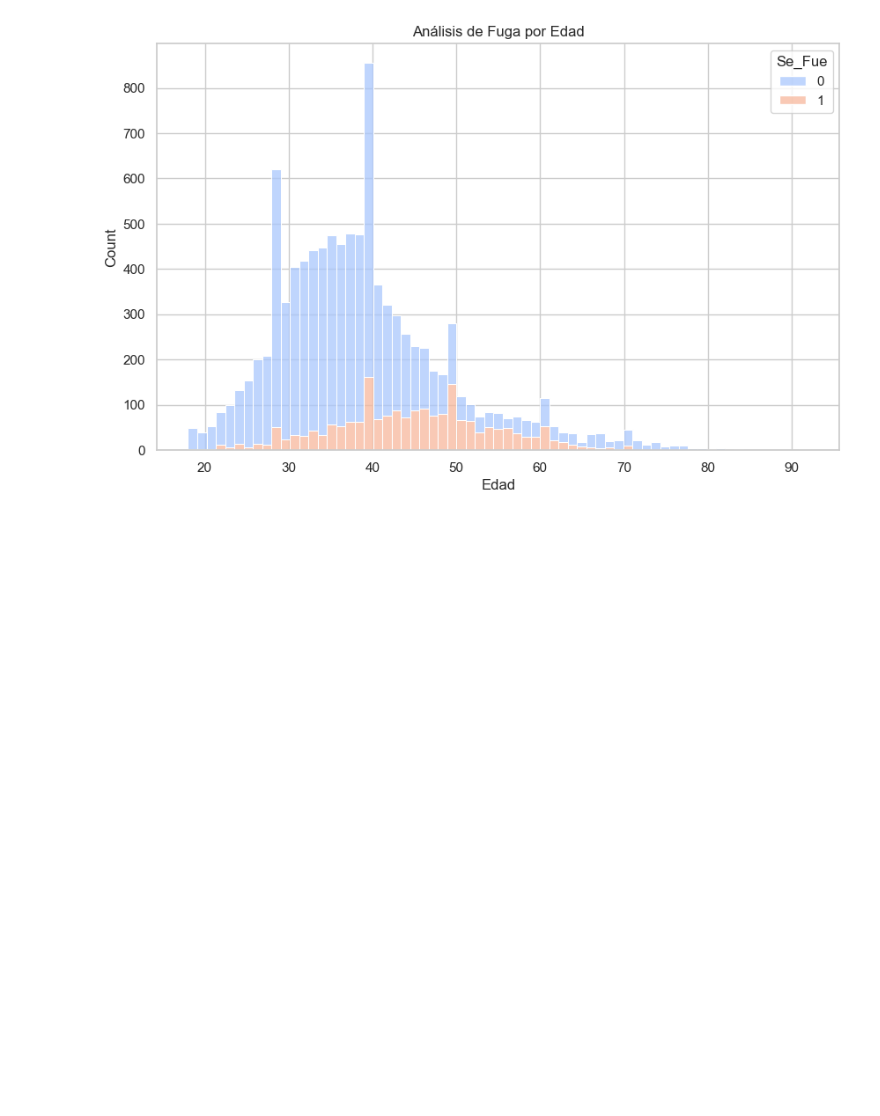
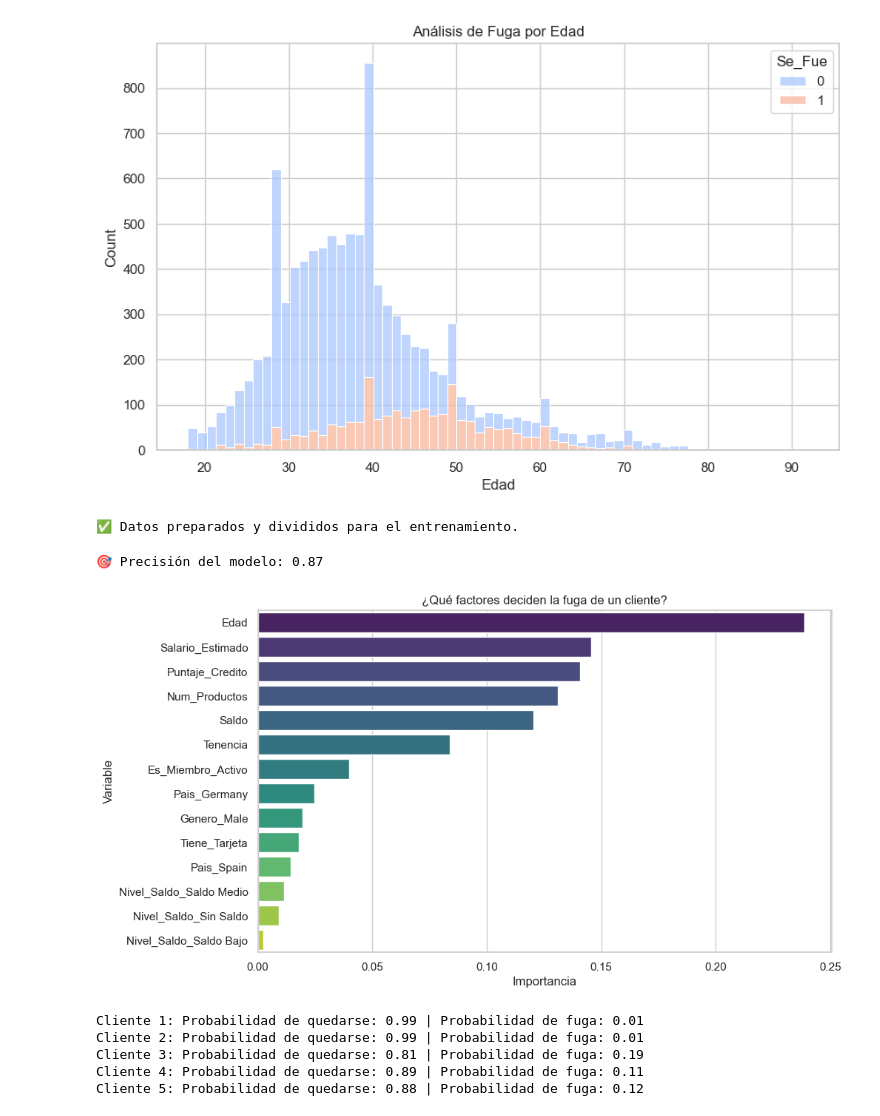
Before and after one commit to maidanaignacio/Proyecto-Data-Banca, a Jupyter notebook: proyecto_banca1.ipynb, the cells around one changed output. Cells and saved outputs as stored; diff of their text form; code cells hidden in the pictures; blank space fills up the shorter version.

```diff
--- a/proyecto_banca1.ipynb
+++ b/proyecto_banca1.ipynb
@@ -130,3 +130,68 @@ plt.title('Análisis de Fuga por Edad')
 plt.show()
 # %% [output]
 [figure]
+# %%
+# 1. Convertir categorías a números (One-Hot Encoding)
+# Esto crea columnas nuevas por cada país y género
+df_ml = pd.get_dummies(df_limpio, columns=['Pais', 'Genero', 'Nivel_Saldo'], drop_first=True)
+
+# 2. Separar los datos:
+# 'X' son las características (edad, saldo, etc.)
+# 'y' es lo que queremos predecir (Se_Fue: 0 o 1)
+X = df_ml.drop('Se_Fue', axis=1)
+y = df_ml['Se_Fue']
+
+from sklearn.model_selection import train_test_split
+
+# 3. Dividir en "datos para estudiar" y "datos para examen"
+# Entrenamos con el 80% y probamos con el 20%
+X_train, X_test, y_train, y_test = train_test_split(X, y, test_size=0.2, random_state=42)
+
+print("✅ Datos preparados y divididos para el entrenamiento.")
+# %% [output]
+✅ Datos preparados y divididos para el entrenamiento.
+# %%
+from sklearn.ensemble import RandomForestClassifier
+from sklearn.metrics import accuracy_score, confusion_matrix
+
+# Crear el modelo (el "constructor" del bosque)
+modelo_banca = RandomForestClassifier(n_estimators=100, random_state=42)
+
+# Entrenar (aquí el modelo "aprende" los patrones de los datos)
+modelo_banca.fit(X_train, y_train)
+
+# Hacer predicciones con los datos que el modelo no conoce
+predicciones = modelo_banca.predict(X_test)
+
+# Ver qué tan bueno es nuestro modelo
+precision = accuracy_score(y_test, predicciones)
+print(f"🎯 Precisión del modelo: {precision:.2f}")
+# %% [output]
+🎯 Precisión del modelo: 0.87
+# %%
+# 1. Obtener la importancia de cada columna
+importancias = modelo_banca.feature_importances_
+columnas = X.columns
+
+# 2. Crear un DataFrame para visualizarlo mejor
+df_importancia = pd.DataFrame({'Variable': columnas, 'Importancia': importancias})
+df_importancia = df_importancia.sort_values(by='Importancia', ascending=False)
+
+# 3. Graficar
+plt.figure(figsize=(10, 6))
+sns.barplot(x='Importancia', y='Variable', data=df_importancia, palette='viridis')
+plt.title('¿Qué factores deciden la fuga de un cliente?')
+plt.show()
+# %% [output]
+[figure, added]
+# %%
+# Ver la probabilidad de fuga para los primeros 5 clientes del examen
+probabilidades = modelo_banca.predict_proba(X_test)[:5]
+for i, prob in enumerate(probabilidades):
+    print(f"Cliente {i+1}: Probabilidad de quedarse: {prob[0]:.2f} | Probabilidad de fuga: {prob[1]:.2f}")
+# %% [output]
+Cliente 1: Probabilidad de quedarse: 0.99 | Probabilidad de fuga: 0.01
+Cliente 2: Probabilidad de quedarse: 0.99 | Probabilidad de fuga: 0.01
+Cliente 3: Probabilidad de quedarse: 0.81 | Probabilidad de fuga: 0.19
+Cliente 4: Probabilidad de quedarse: 0.89 | Probabilidad de fuga: 0.11
+Cliente 5: Probabilidad de quedarse: 0.88 | Probabilidad de fuga: 0.12
```
